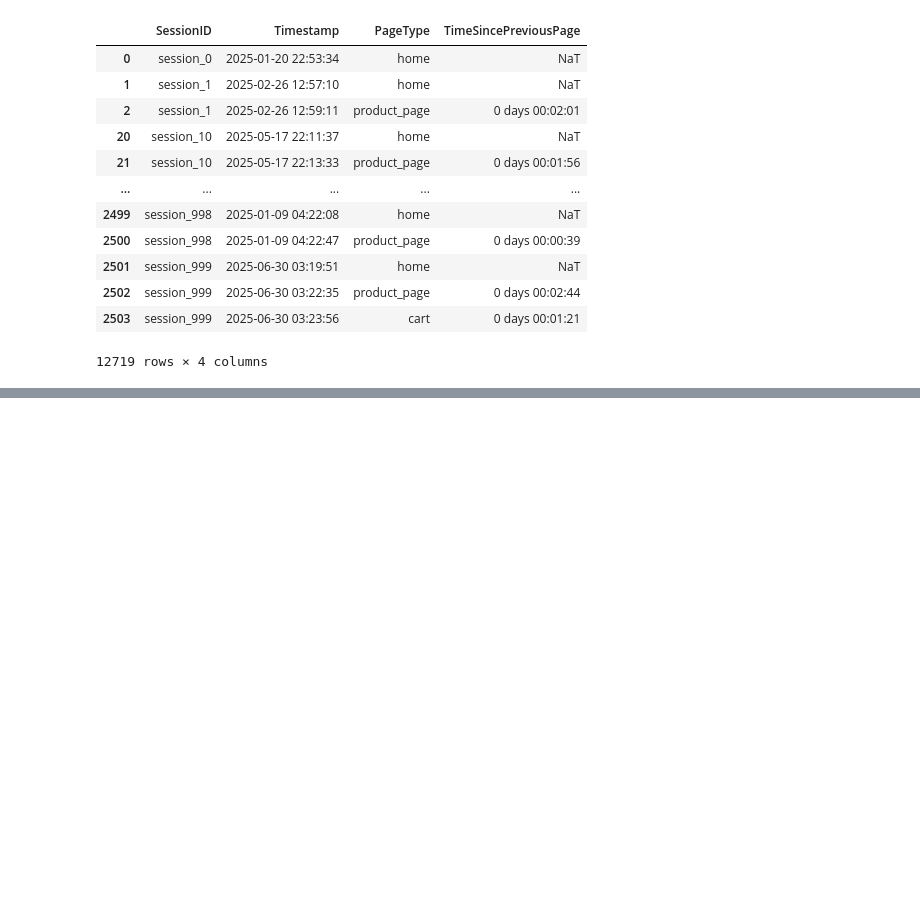
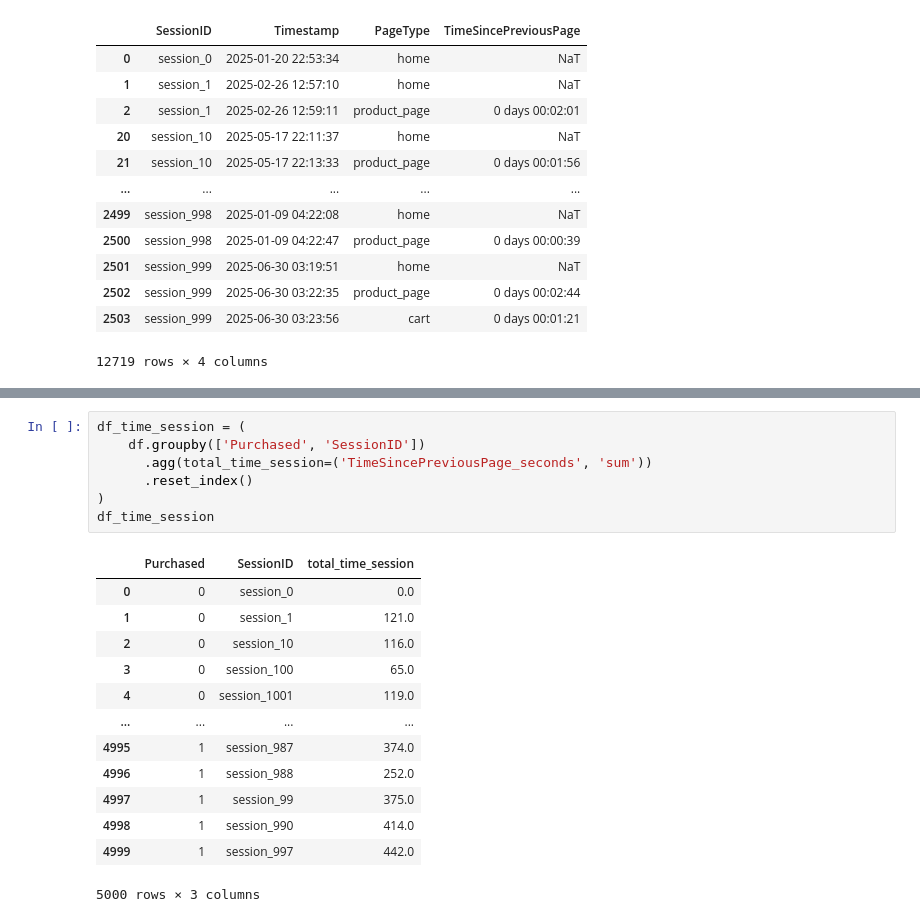
Before and after one commit to RondinellyOliveira/Funnel-Drop, a Jupyter notebook: Funnel_drop_analysis.ipynb, the cells around one changed output, grey strips where cells are left out. Saved outputs shown, nothing was run; the diff lists cells and outputs as text; blank space fills up the shorter version.

```diff
--- a/Funnel_drop_analysis.ipynb
+++ b/Funnel_drop_analysis.ipynb
@@ -883,0 +899,21 @@ df[['SessionID', 'Timestamp', 'PageType', 'TimeSincePreviousPage']]
+# %%
+df_time_session = (
+    df.groupby(['Purchased', 'SessionID'])
+      .agg(total_time_session=('TimeSincePreviousPage_seconds', 'sum'))
+      .reset_index()
+)
+df_time_session
+# %% [output]
+|  | Purchased | SessionID | total_time_session |
+| 0 | 0 | session_0 | 0.0 |
+| 1 | 0 | session_1 | 121.0 |
+| 2 | 0 | session_10 | 116.0 |
+| 3 | 0 | session_100 | 65.0 |
+| 4 | 0 | session_1001 | 119.0 |
+| ... | ... | ... | ... |
+| 4995 | 1 | session_987 | 374.0 |
+| 4996 | 1 | session_988 | 252.0 |
+| 4997 | 1 | session_99 | 375.0 |
+| 4998 | 1 | session_990 | 414.0 |
+| 4999 | 1 | session_997 | 442.0 |
+5000 rows × 3 columns
```
Also changed, not shown: parts of 4 cells of this notebook.
